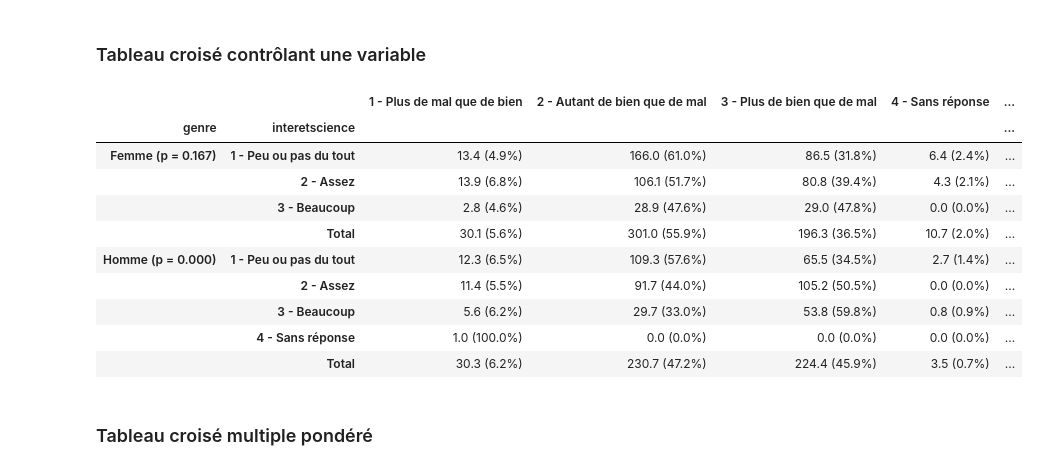
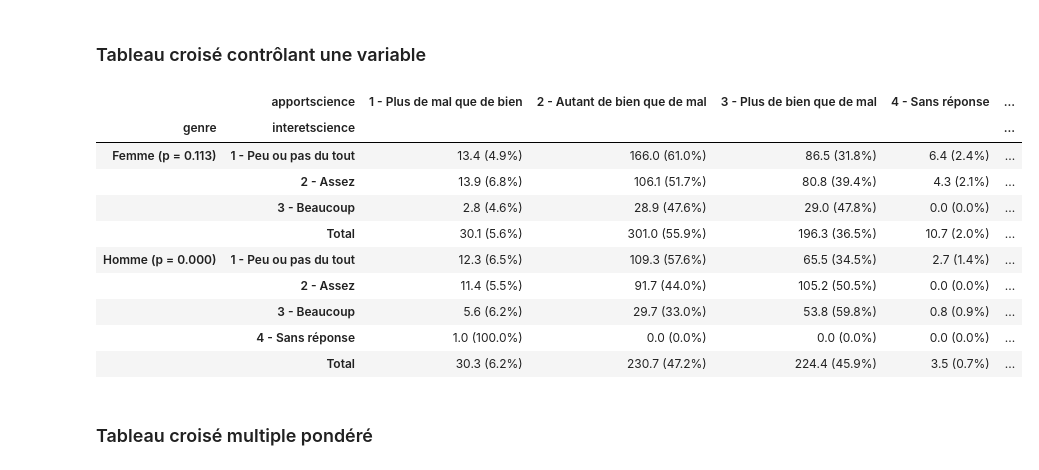
Before and after one commit to emilienschultz/pyshs-bib, a Jupyter notebook: docs/Exemple PySHS.ipynb, the cells around one changed output. Saved outputs shown, nothing was run; the diff lists cells and outputs as text; code cells hidden in the pictures.

```diff
--- a/docs/Exemple PySHS.ipynb
+++ b/docs/Exemple PySHS.ipynb
@@ -95,11 +96,11 @@ pyshs.tableau_croise(data,"genre","interetscience","poids1")
 # %% [markdown]
 ### Tableau croisé contrôlant une variable
 # %%
-pyshs.tableau_croise_controle(data,"genre","interetscience","apportscience","poids1",chi2=True)
+pyshs.tableau_croise_controle(data,"genre","interetscience","apportscience","poids1",chi2=True, arrondir=1)
 # %% [output]
-|  |  | 1 - Plus de mal que de bien | 2 - Autant de bien que de mal | 3 - Plus de bien que de mal | 4 - Sans réponse | ... |
+|  | apportscience | 1 - Plus de mal que de bien | 2 - Autant de bien que de mal | 3 - Plus de bien que de mal | 4 - Sans réponse | ... |
 | genre | interetscience |  |  |  |  | ... |
-| Femme (p = 0.167) | 1 - Peu ou pas du tout | 13.4 (4.9%) | 166.0 (61.0%) | 86.5 (31.8%) | 6.4 (2.4%) | ... |
+| Femme (p = 0.113) | 1 - Peu ou pas du tout | 13.4 (4.9%) | 166.0 (61.0%) | 86.5 (31.8%) | 6.4 (2.4%) | ... |
 |  | 2 - Assez | 13.9 (6.8%) | 106.1 (51.7%) | 80.8 (39.4%) | 4.3 (2.1%) | ... |
 |  | 3 - Beaucoup | 2.8 (4.6%) | 28.9 (47.6%) | 29.0 (47.8%) | 0.0 (0.0%) | ... |
 |  | Total | 30.1 (5.6%) | 301.0 (55.9%) | 196.3 (36.5%) | 10.7 (2.0%) | ... |
```
Also changed, not shown: parts of 4 cells of this notebook, 2 other files.
